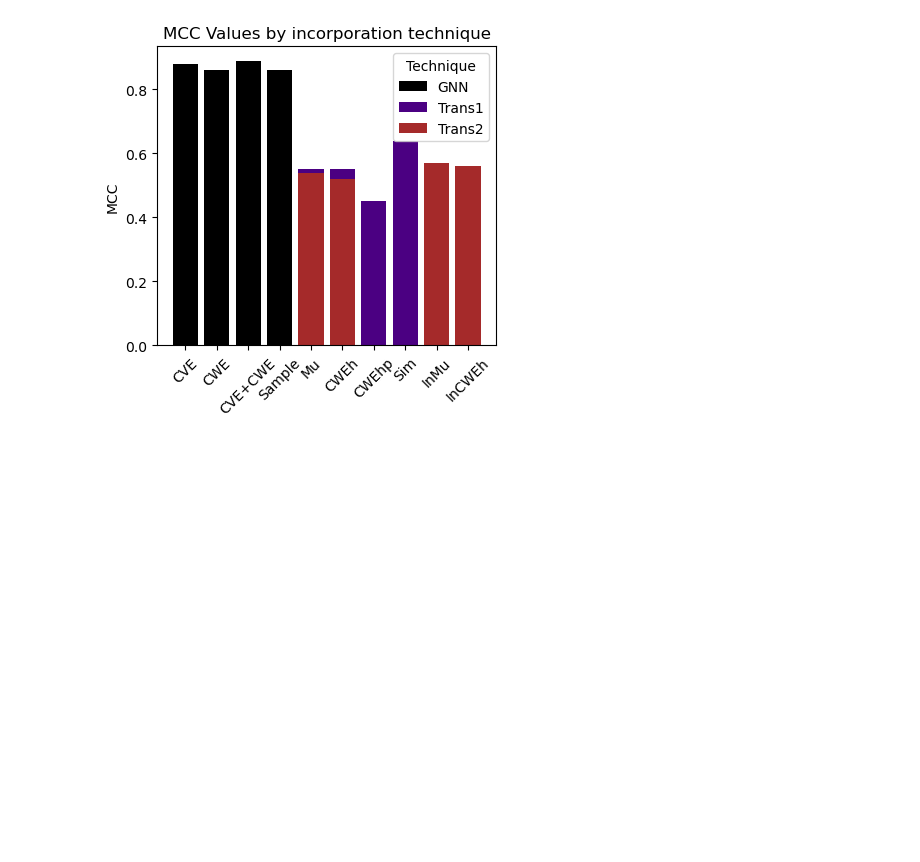
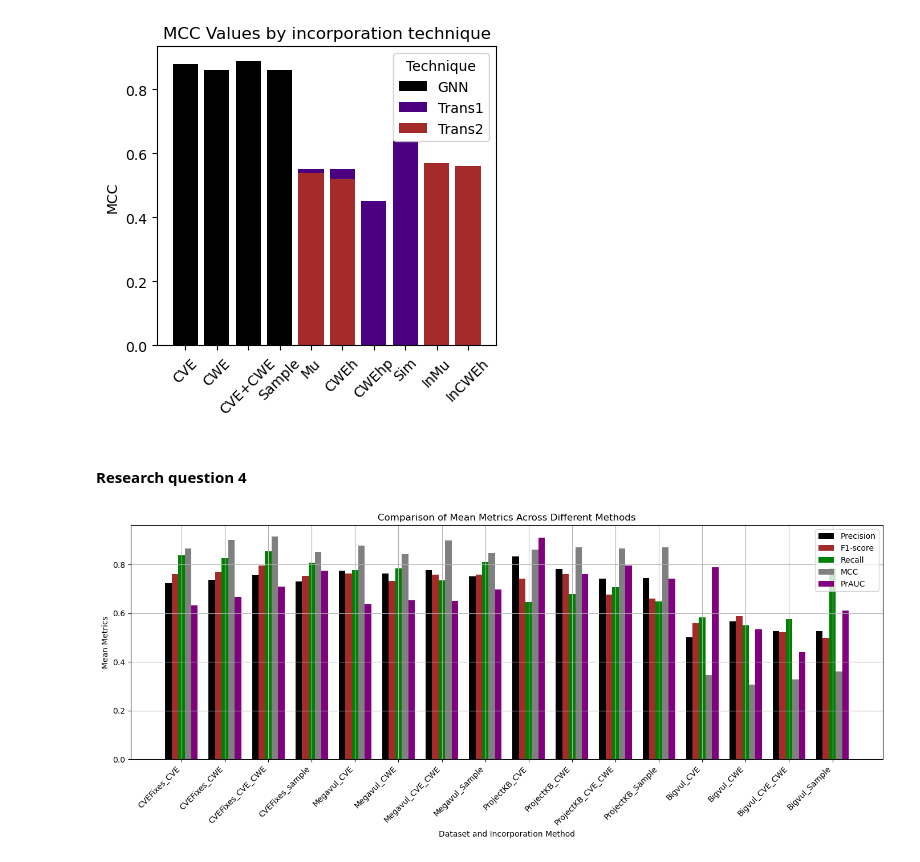
Before and after one commit to RosmaelZidane/VVulDet, a Jupyter notebook: Alalysis/a_results.ipynb, the cells around one changed output. Drawn from its saved outputs; the diff is of its cells as text; code cells hidden in the pictures; blank space fills up the shorter version.

```diff
--- a/Alalysis/a_results.ipynb
+++ b/Alalysis/a_results.ipynb
@@ -40,3 +38,5 @@ plt.savefig('mcc_values.pdf')
 plt.show()
 # %% [output]
 [figure]
+# %% [markdown]
+#### Research question 4
@@ -42,0 +183,73 @@ plt.show()
+# %%
+
+
+# List of datasets and methods
+datasets = [
+    ("CVEFixes_CVE", CVEFixes_CVE),
+    ("CVEFixes_CWE", CVEFixes_CWE),
+    ("CVEFixes_CVE_CWE", CVEFixes_CVE_CWE),
+    ("CVEFixes_sample", CVEFixes_sample),
+    ("Megavul_CVE", Megavul_CVE),
+    ("Megavul_CWE", Megavul_CWE),
+    ("Megavul_CVE_CWE", Megavul_CVE_CWE),
+    ("Megavul_Sample", Megavul_Sample),
+    ("ProjectKB_CVE", ProjectKB_CVE),
+    ("ProjectKB_CWE", ProjectKB_CWE),
+    ("ProjectKB_CVE_CWE", ProjectKB_CVE_CWE),
+    ("ProjectKB_Sample", ProjectKB_Sample),
+    ("Bigvul_CVE", Bigvul_CVE),
+    ("Bigvul_CWE", Bigvul_CWE),
+    ("Bigvul_CVE_CWE", Bigvul_CVE_CWE),
+    ("Bigvul_Sample", Bigvul_Sample)
+]
+
+# Prepare a dictionary to store means
+metrics_means = {
+    "Method": [],
+    "Precision": [],
+    "F1-score": [],
+    "Recall": [],
+    "MCC": [],
+    "PrAUC": []
+}
+
+# Calculate mean metrics for each dataset and method
+for name, df in datasets:
+    metrics_means["Method"].append(name)
+    metrics_means["Precision"].append(df["Precision"].mean())
+    metrics_means["F1-score"].append(df["F1-score"].mean())
+    metrics_means["Recall"].append(df["Recall"].mean())
+    metrics_means["MCC"].append(df["MCC"].mean())
+    metrics_means["PrAUC"].append(df["PrAUC"].mean())
+
+# Create a DataFrame for means
+means_df = pd.DataFrame(metrics_means)
+
+# Plotting
+x = np.arange(len(means_df["Method"]))  # the label locations
+width = 0.15  # the width of the bars
+
+fig, ax = plt.subplots(figsize=(14, 6))
+
+# Plot each metric with different colors
+ax.bar(x - 2*width, means_df["Precision"], width, label='Precision', color='black')
+ax.bar(x - width, means_df["F1-score"], width, label='F1-score', color='brown')
+ax.bar(x, means_df["Recall"], width, label='Recall', color='green')
+ax.bar(x + width, means_df["MCC"], width, label='MCC', color='gray')
+ax.bar(x + 2*width, means_df["PrAUC"], width, label='PrAUC', color='purple')
+
+# Add some text for labels, title and custom x-axis tick labels, etc.
+ax.set_xlabel('Dataset and Incorporation Method')
+ax.set_ylabel('Mean Metrics')
+ax.set_title('Comparison of Mean Metrics Across Different Methods')
+ax.set_xticks(x)
+ax.set_xticklabels(means_df["Method"], rotation=45, ha='right')
+ax.legend()
+
+# Save the figure in PDF format
+plt.grid()
+plt.tight_layout()
+plt.savefig('mean_metrics_comparison.pdf', format='pdf')
+plt.show()
+# %% [output]
+[figure, added]
```
Also changed, not shown: parts of 5 cells of this notebook, 7 other files.
